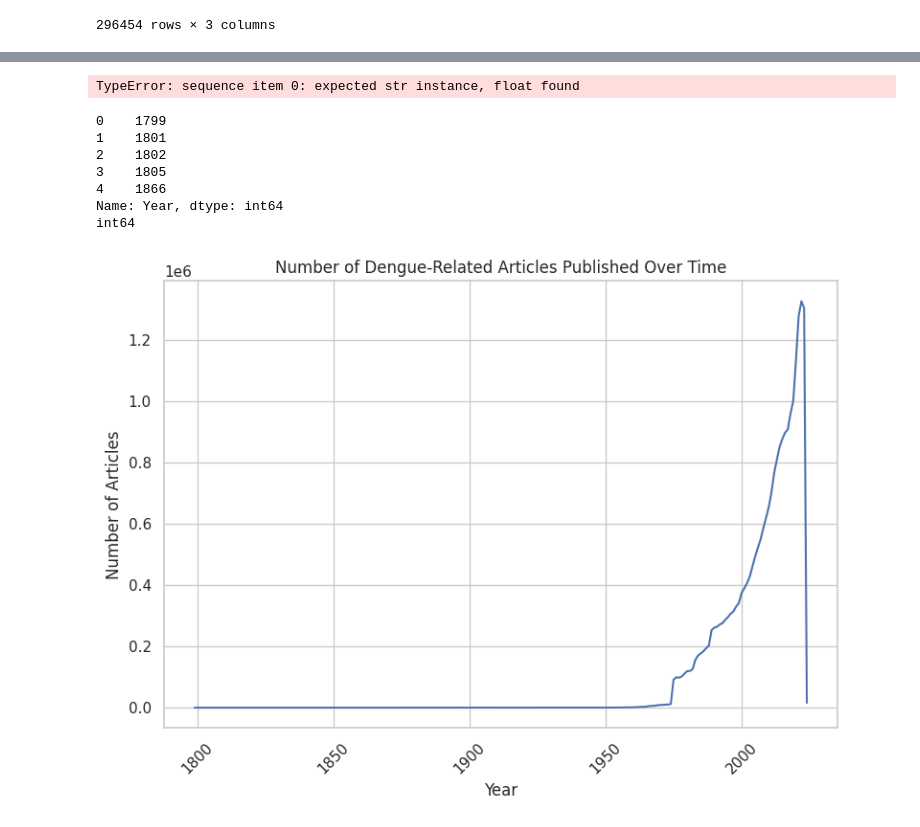
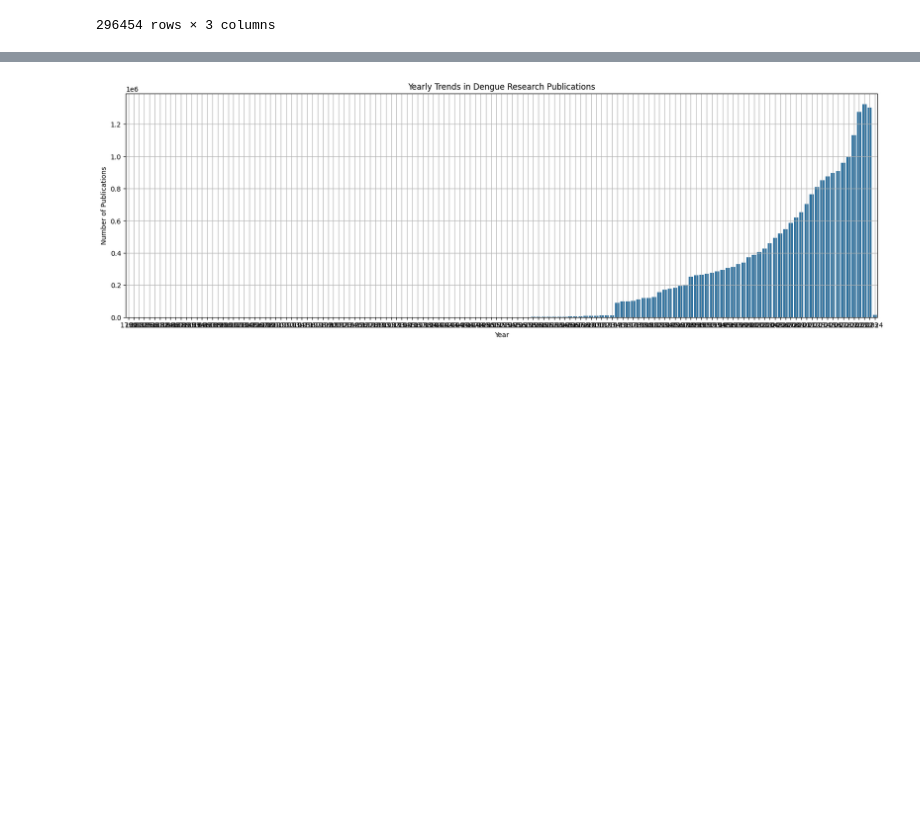
Before and after one commit to gnc506/Skills_Assessment, a Jupyter notebook: Skills_Assessment_2.ipynb, the cells around one changed output, grey strips where cells are left out. Cells and saved outputs as stored; diff of their text form; code cells hidden in the pictures; blank space fills up the shorter version.

```diff
--- a/Skills_Assessment_2.ipynb
+++ b/Skills_Assessment_2.ipynb
@@ -390,61 +419,17 @@ TypeError: sequence item 0: expected str instance, float found
-# %%
-# Setting a threshold for minimum number of co-authored papers
-coauthorship_threshold = 3
-
-# Creating a new graph with the threshold
-G_threshold = nx.Graph()
-
-# Counting co-authorships and adding edges only if they meet the threshold
-coauthorship_count = authors_data.groupby('PMID').apply(lambda x: list(x[['AuthorForename', 'AuthorLastname']].agg(' '.join, axis=1)))
-for authors in coauthorship_count:
-    for i in range(len(authors)):
-        for j in range(i + 1, len(authors)):
-            if authors[i] != authors[j]:
-                if G_threshold.has_edge(authors[i], authors[j]):
-                    G_threshold[authors[i]][authors[j]]['weight'] += 1
-                else:
-                    G_threshold.add_edge(authors[i], authors[j], weight=1)
-
-# Removing edges that do not meet the threshold
-for u, v, d in list(G_threshold.edges(data=True)):
-    if d['weight'] < coauthorship_threshold:
-        G_threshold.remove_edge(u, v)
-
-# Drawing the graph with a threshold
-plt.figure(figsize=(12, 12))
-pos = nx.spring_layout(G_threshold, k=0.15, iterations=20)
-nx.draw_networkx(G_threshold, pos, with_labels=False, node_size=20, width=0.5, edge_color="grey", alpha=0.4)
-plt.title(f"Co-Authorship Network Among Dengue Research Authors (Minimum {coauthorship_threshold} Papers Together)")
-plt.show()
-# %% [output]
-TypeError: sequence item 0: expected str instance, float found
 # %%
-# Check the first few rows of the 'Year' column
-print(paper_count_data['Year'].head())
-
-# Check the data type of the 'Year' column
-print(paper_count_data['Year'].dtype)
-
-# Convert 'Year' to integer
-paper_count_data['Year'] = paper_count_data['Year'].astype(int)
 import matplotlib.pyplot as plt
 import seaborn as sns
+import pandas as pd
 
-sns.set(style="whitegrid")
-plt.figure(figsize=(8, 6))
-sns.lineplot(data=paper_count_data, x="Year", y="Count")
-plt.title("Number of Dengue-Related Articles Published Over Time")
-plt.xlabel("Year")
-plt.ylabel("Number of Articles")
-plt.xticks(rotation=45)
-plt.tight_layout()
+# Assuming paper_counts_data is your DataFrame and it's already loaded
+# Create a bar chart
+plt.figure(figsize=(20, 6))
+sns.barplot(data=paper_count_data, x='Year', y='Count')
+plt.title('Yearly Trends in Dengue Research Publications')
+plt.xlabel('Year')
+plt.ylabel('Number of Publications')
+plt.xticks(rotation=0)
+plt.grid(True)
 plt.show()
 # %% [output]
-0    1799
-1    1801
-2    1802
-3    1805
-4    1866
-Name: Year, dtype: int64
-int64
-[figure, old version]
+[figure, new version]
```
Also changed, not shown: parts of 23 cells of this notebook.
